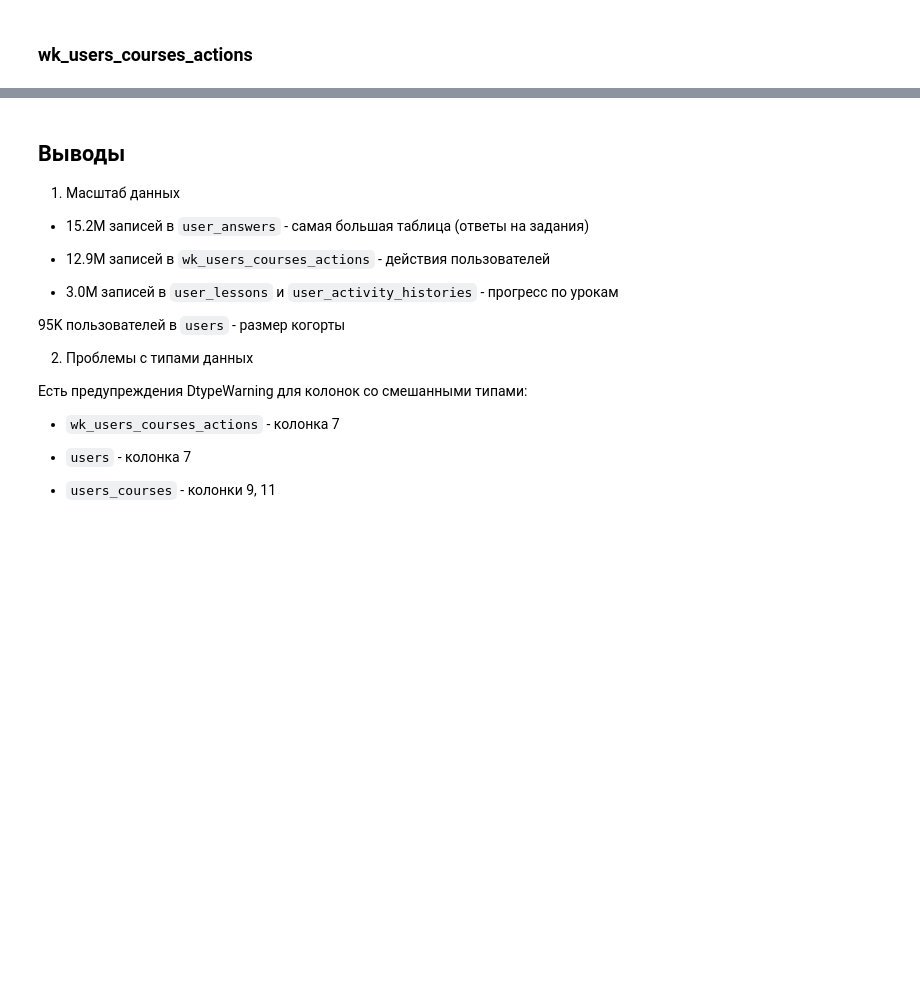
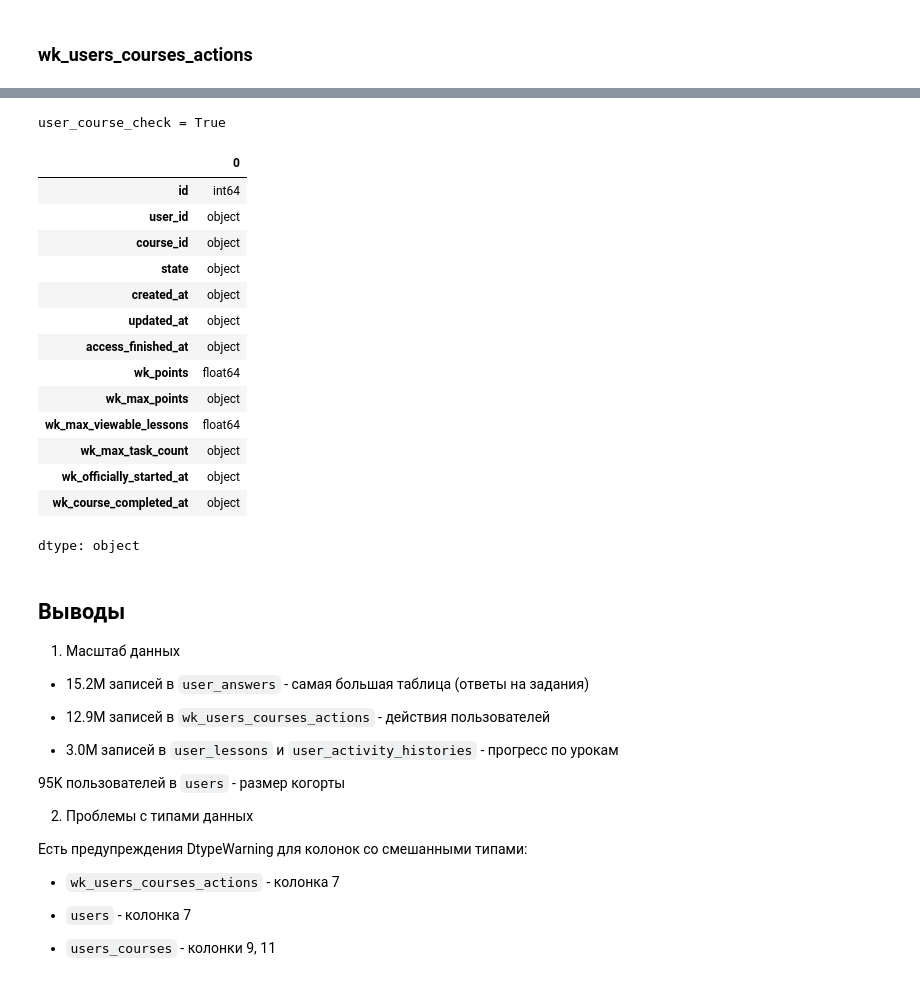
Before and after one commit to Lilya-te/deep_tabular_lab, a Jupyter notebook: notebooks/01_eda_and_features.ipynb, the cells around one changed output, grey strips where cells are left out. Drawn from its saved outputs; the diff is of its cells as text; code cells hidden in the pictures; blank space fills up the shorter version.

Commit message:
user_course_check

```diff
--- a/notebooks/01_eda_and_features.ipynb
+++ b/notebooks/01_eda_and_features.ipynb
@@ -485,0 +748,20 @@ del df_wk_media_view_sessions
+# %%
+merged_dataframe = dataframes['users_courses']
+print(f'user_course_check = {user_course_check(merged_dataframe)}')
+# %% [output]
+user_course_check = True
+|  | 0 |
+| id | int64 |
+| user_id | object |
+| course_id | object |
+| state | object |
+| created_at | object |
+| updated_at | object |
+| access_finished_at | object |
+| wk_points | float64 |
+| wk_max_points | object |
+| wk_max_viewable_lessons | float64 |
+| wk_max_task_count | object |
+| wk_officially_started_at | object |
+| wk_course_completed_at | object |
+dtype: object
```
Also changed, not shown: parts of 27 cells of this notebook.
